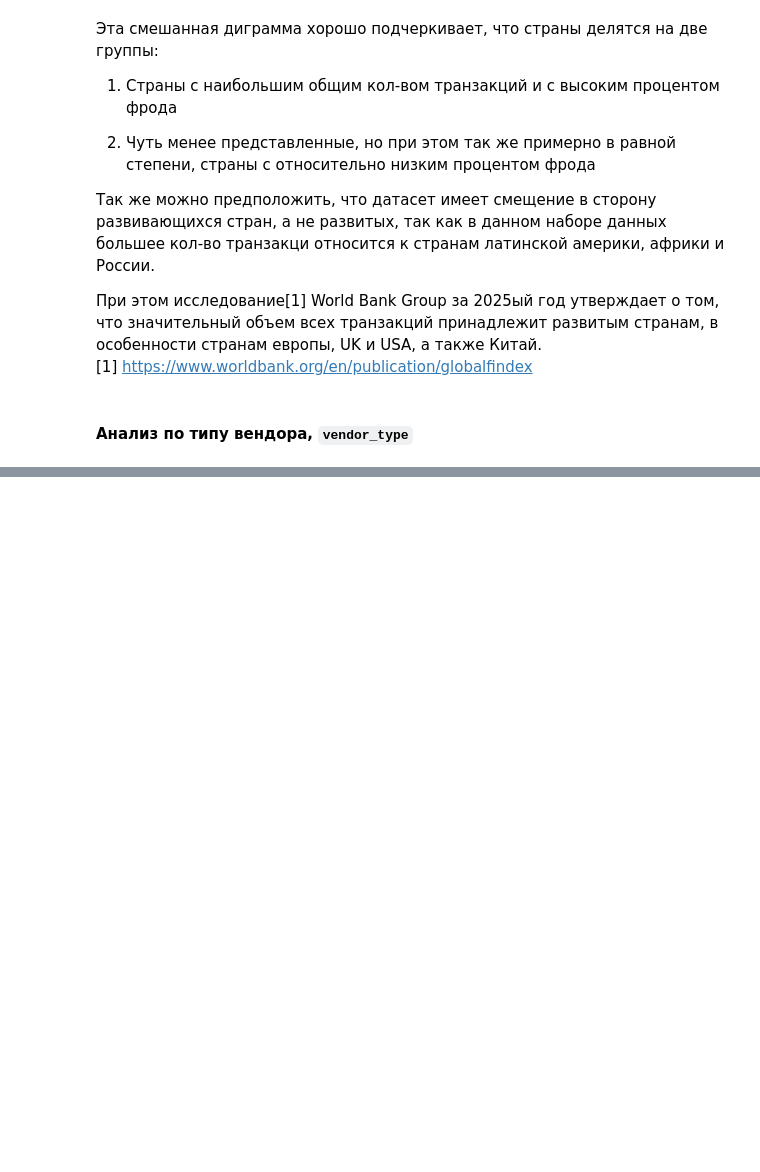
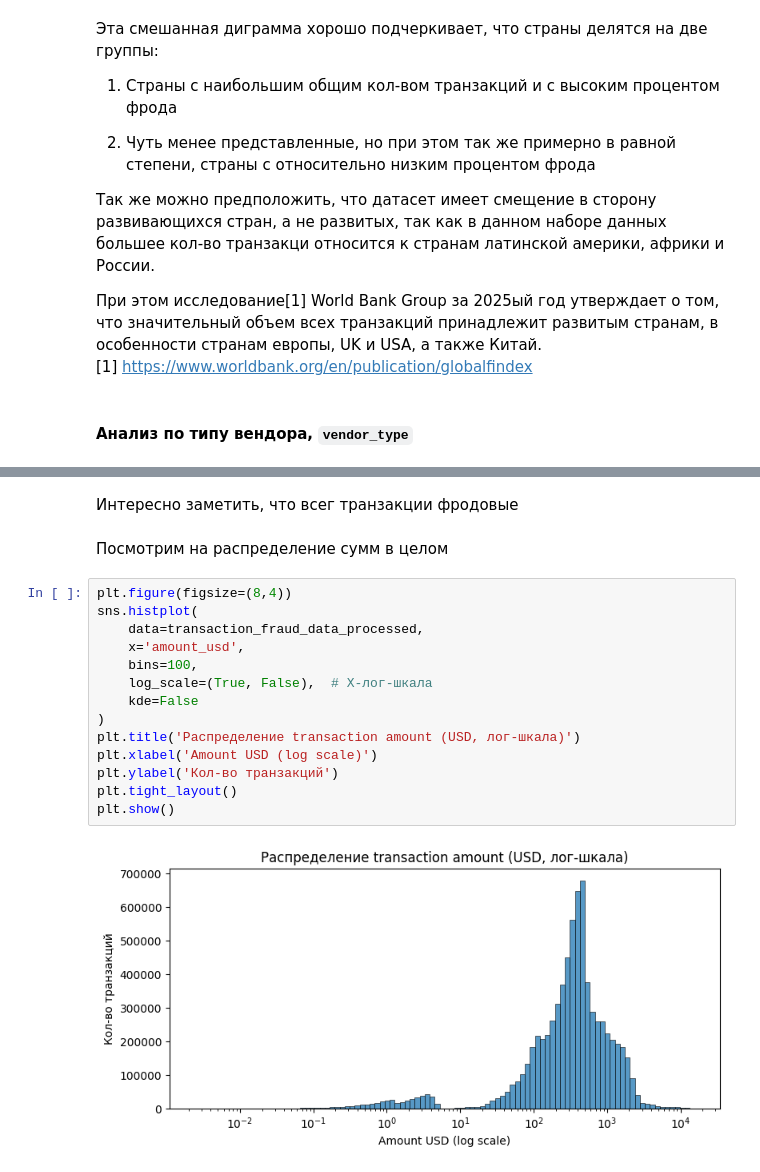
Before and after one commit to SaidKamalov/transaction_fraud_analysis, a Jupyter notebook: EDA.ipynb, the cells around one changed output, grey strips where cells are left out. Saved outputs shown, nothing was run; the diff lists cells and outputs as text; blank space fills up the shorter version.

```diff
--- a/EDA.ipynb
+++ b/EDA.ipynb
@@ -601,0 +787,20 @@ top_fraud_countries
+# %% [markdown]
+Интересно заметить, что всег транзакции фродовые
+# %% [markdown]
+Посмотрим на распределение сумм в целом
+# %%
+plt.figure(figsize=(8,4))
+sns.histplot(
+    data=transaction_fraud_data_processed,
+    x='amount_usd',
+    bins=100,
+    log_scale=(True, False),  # X-лог-шкала
+    kde=False
+)
+plt.title('Распределение transaction amount (USD, лог-шкала)')
+plt.xlabel('Amount USD (log scale)')
+plt.ylabel('Кол-во транзакций')
+plt.tight_layout()
+plt.show()
+# %% [output]
+[figure, added]
```
Also changed, not shown: parts of 21 cells of this notebook.
